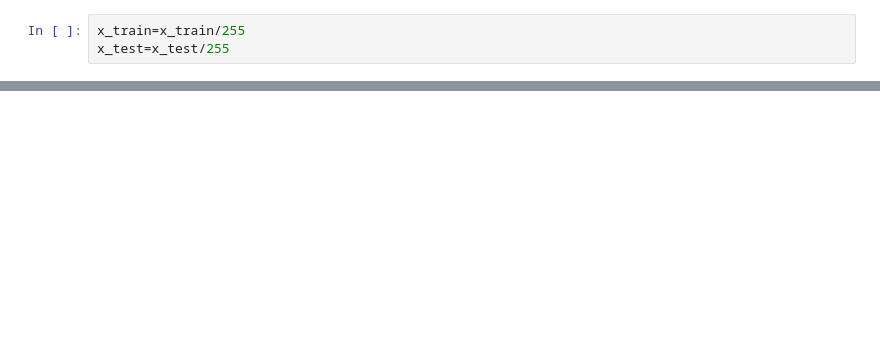
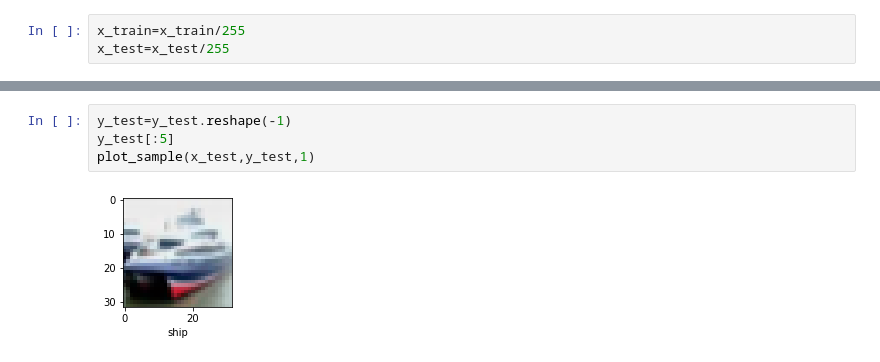
Before and after one commit to Pallavivanga/data-science-with-python, a Jupyter notebook: Image classification with CNN.ipynb, the cells around one changed output, grey strips where cells are left out. Saved outputs shown, nothing was run; the diff lists cells and outputs as text; blank space fills up the shorter version.

```diff
--- a/Image classification with CNN.ipynb
+++ b/Image classification with CNN.ipynb
@@ -52,0 +182,6 @@ print("classification Report: \n",classification_report(y_test,y_pred_classes))
+# %%
+y_test=y_test.reshape(-1)
+y_test[:5]
+plot_sample(x_test,y_test,1)
+# %% [output]
+[figure, added]
```
Also changed, not shown: parts of 30 cells of this notebook.
